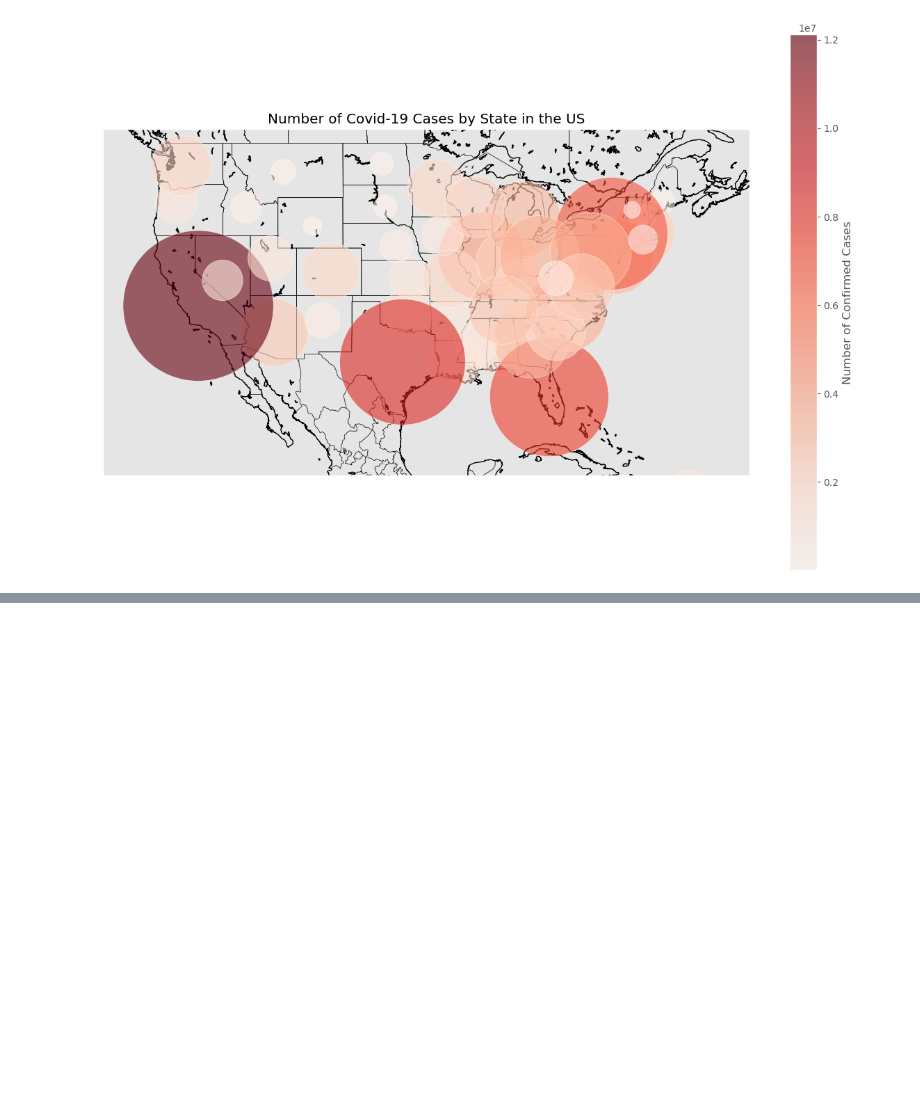
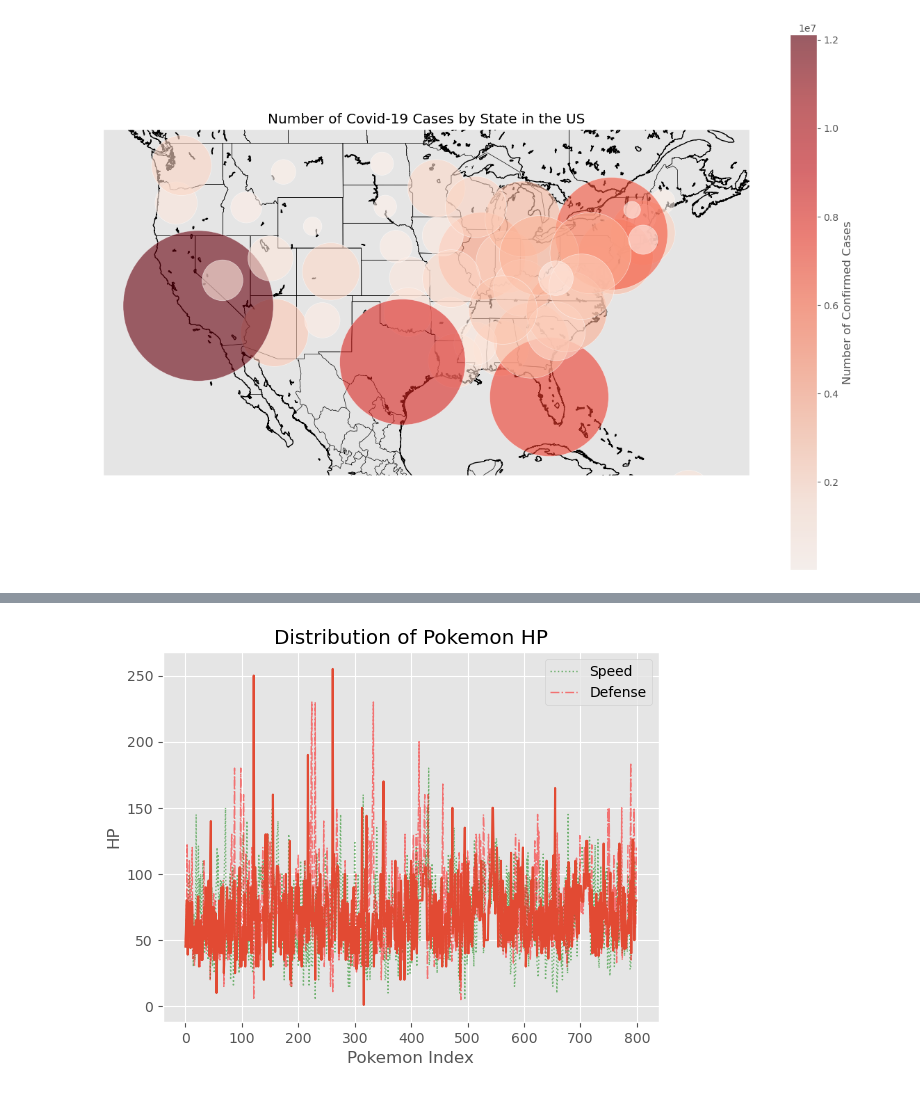
Before and after one commit to jwmathis/Project4, a Jupyter notebook: Project4.ipynb, the cells around one changed output, grey strips where cells are left out. Cells and saved outputs as stored; diff of their text form; code cells hidden in the pictures; blank space fills up the shorter version.

```diff
--- a/Project4.ipynb
+++ b/Project4.ipynb
@@ -506,0 +546,16 @@ plt.title('COVID-19 Cases, Deaths, and Recoveries in the US');
+# %%
+### Pokemon Data Analysis and Visualization
+#### Import libraries
+%matplotlib inline
+import numpy as np
+import pandas as pd
+import matplotlib.pyplot as plt
+import seaborn as sns
+
+#### Read in datasets
+combat_df = pd.read_csv('CSV Files//combats.csv')
+poke_df = pd.read_csv('CSV FIles//pokemon.csv')
+test_df = pd.read_csv('CSV Files//tests.csv')
+
+display(combat_df, poke_df, test_df)
+poke_df.info()
@@ -506,0 +621,17 @@ plt.title('COVID-19 Cases, Deaths, and Recoveries in the US');
+# %%
+
+#### Line Plot
+poke_df.Speed.plot(kind = 'line', color = 'g', label = 'Speed', linewidth=1,
+                   alpha=0.5, grid=True, linestyle=':')
+poke_df.Defense.plot(color='r', label='Defense', linewidth=1, alpha=0.5,
+                     grid=True, linestyle='-.')
+plt.legend(loc='upper right')
+plt.xlabel('Pokemon Index')
+plt.ylabel('Stat')
+plt.title('Line Plot');
+plt.plot(poke_df['HP'])
+plt.xlabel('Pokemon Index')
+plt.ylabel('HP')
+plt.title('Distribution of Pokemon HP');
+# %% [output]
+[figure, added]
```
Also changed, not shown: parts of 13 cells of this notebook, 16 other files.
